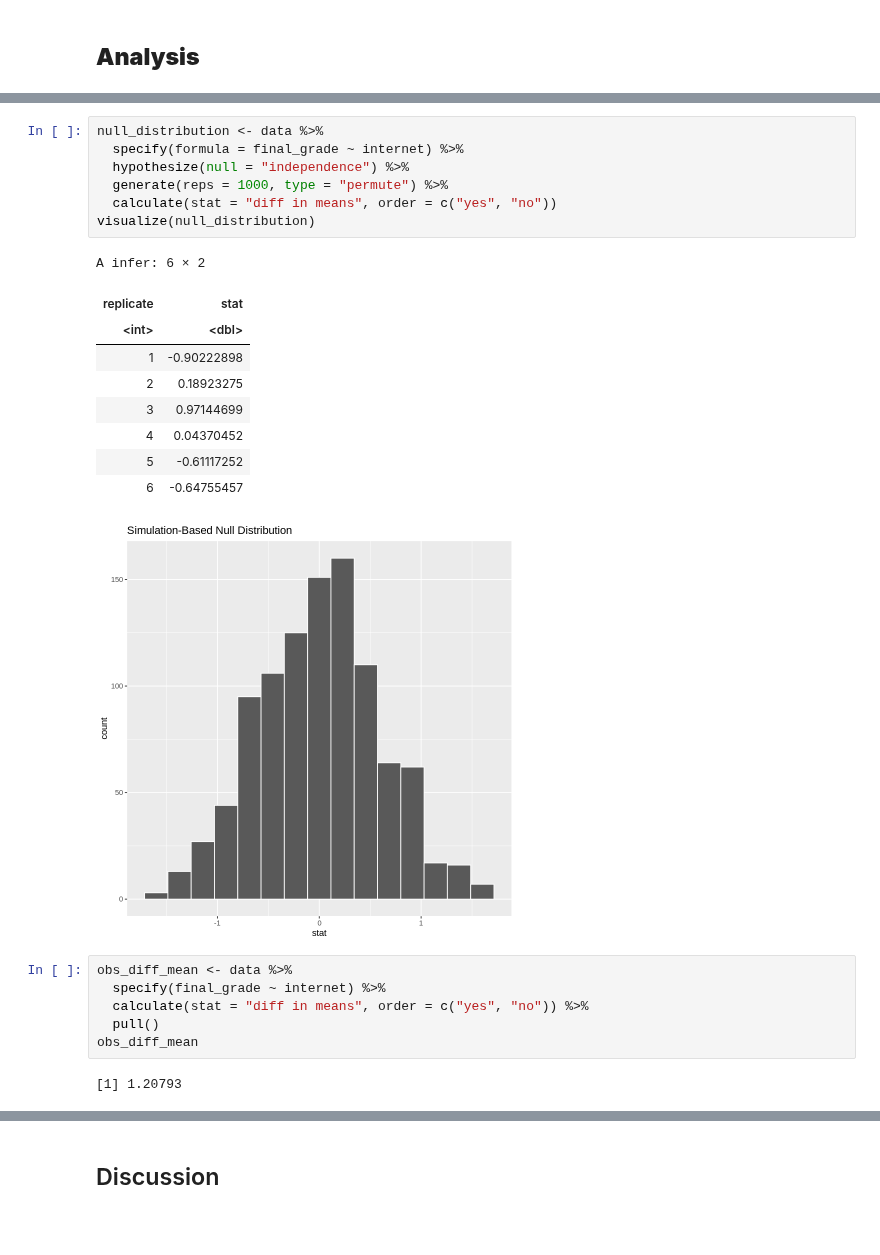
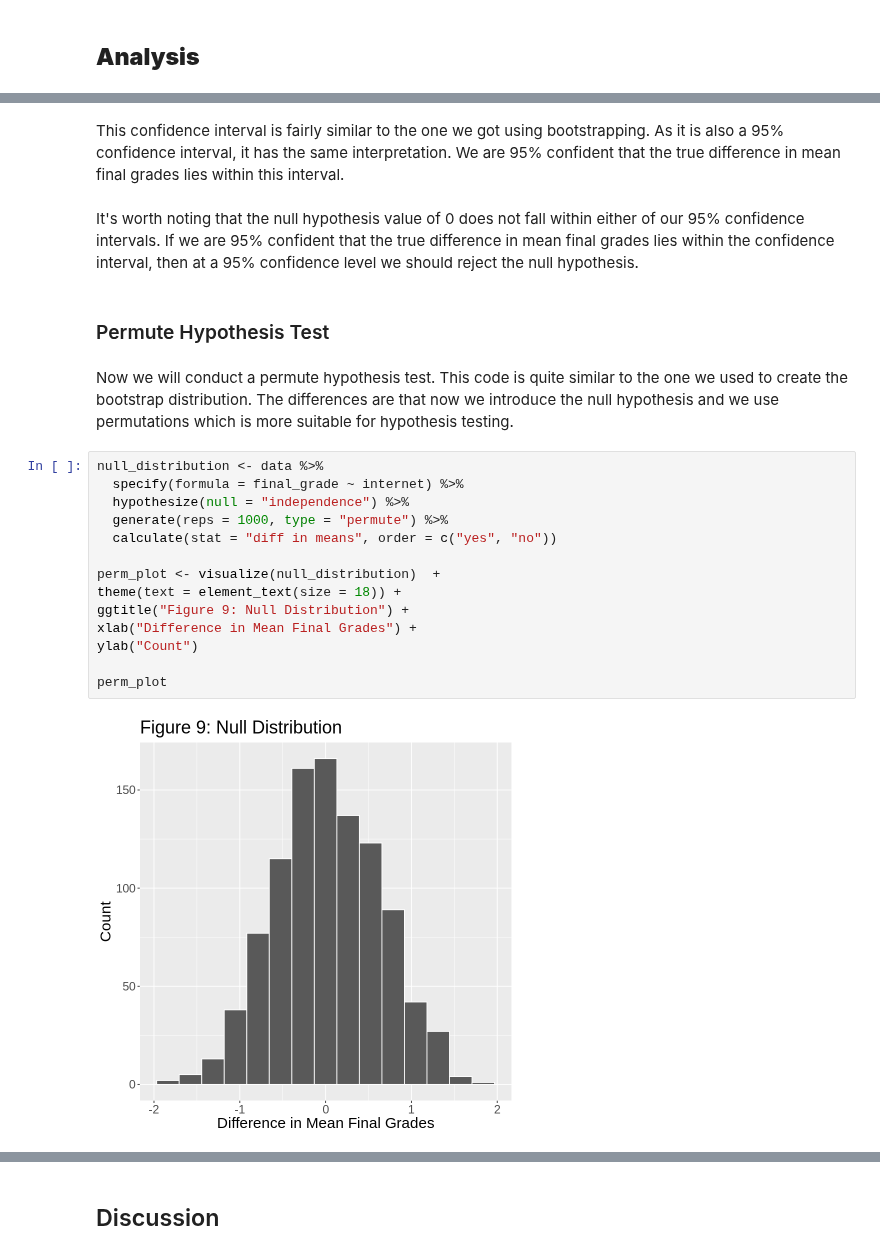
Before and after one commit to jjadeb/stat-201-project, a Jupyter notebook: src/final_report.ipynb, the cells around one changed output, grey strips where cells are left out. Cells and saved outputs as stored; diff of their text form; blank space fills up the shorter version.

```diff
--- a/src/final_report.ipynb
+++ b/src/final_report.ipynb
@@ -196,26 +287,24 @@ A tibble: 1 × 2
+# %% [markdown]
+This confidence interval is fairly similar to the one we got using bootstrapping. As it is also a 95% confidence interval, it has the same interpretation. We are 95% confident that the true difference in mean final grades lies within this interval.
+# %% [markdown]
+It's worth noting that the null hypothesis value of 0 does not fall within either of our 95% confidence intervals. If we are 95% confident that the true difference in mean final grades lies within the confidence interval, then at a 95% confidence level we should reject the null hypothesis.
+# %% [markdown]
+### Permute Hypothesis Test
+# %% [markdown]
+Now we will conduct a permute hypothesis test. This code is quite similar to the one we used to create the bootstrap distribution. The differences are that now we introduce the null hypothesis and we use permutations which is more suitable for hypothesis testing.
 # %%
 null_distribution <- data %>%
   specify(formula = final_grade ~ internet) %>%
   hypothesize(null = "independence") %>%
   generate(reps = 1000, type = "permute") %>%
   calculate(stat = "diff in means", order = c("yes", "no"))
-visualize(null_distribution)
+
+perm_plot <- visualize(null_distribution)  +
+theme(text = element_text(size = 18)) +
+ggtitle("Figure 9: Null Distribution") +
+xlab("Difference in Mean Final Grades") +
+ylab("Count")
+
+perm_plot
 # %% [output]
-A infer: 6 × 2
-| replicate | stat |
-| <int> | <dbl> |
-| 1 | -0.90222898 |
-| 2 | 0.18923275 |
-| 3 | 0.97144699 |
-| 4 | 0.04370452 |
-| 5 | -0.61117252 |
-| 6 | -0.64755457 |
-[figure, old version]
+[figure, new version]
-# %%
-obs_diff_mean <- data %>%
-  specify(final_grade ~ internet) %>%
-  calculate(stat = "diff in means", order = c("yes", "no")) %>%
-  pull()
-obs_diff_mean
-# %% [output]
-[1] 1.20793
```
Also changed, not shown: parts of 34 cells of this notebook.
